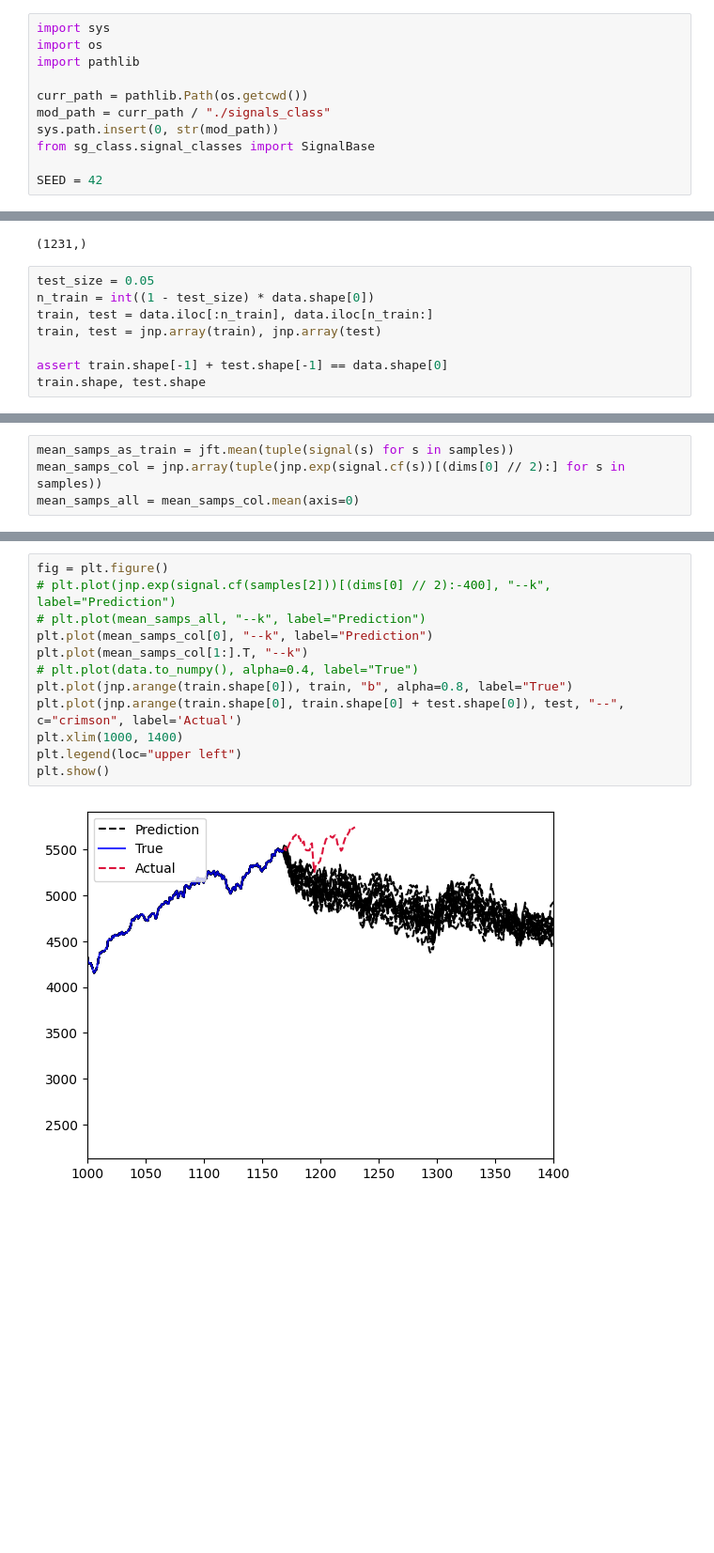
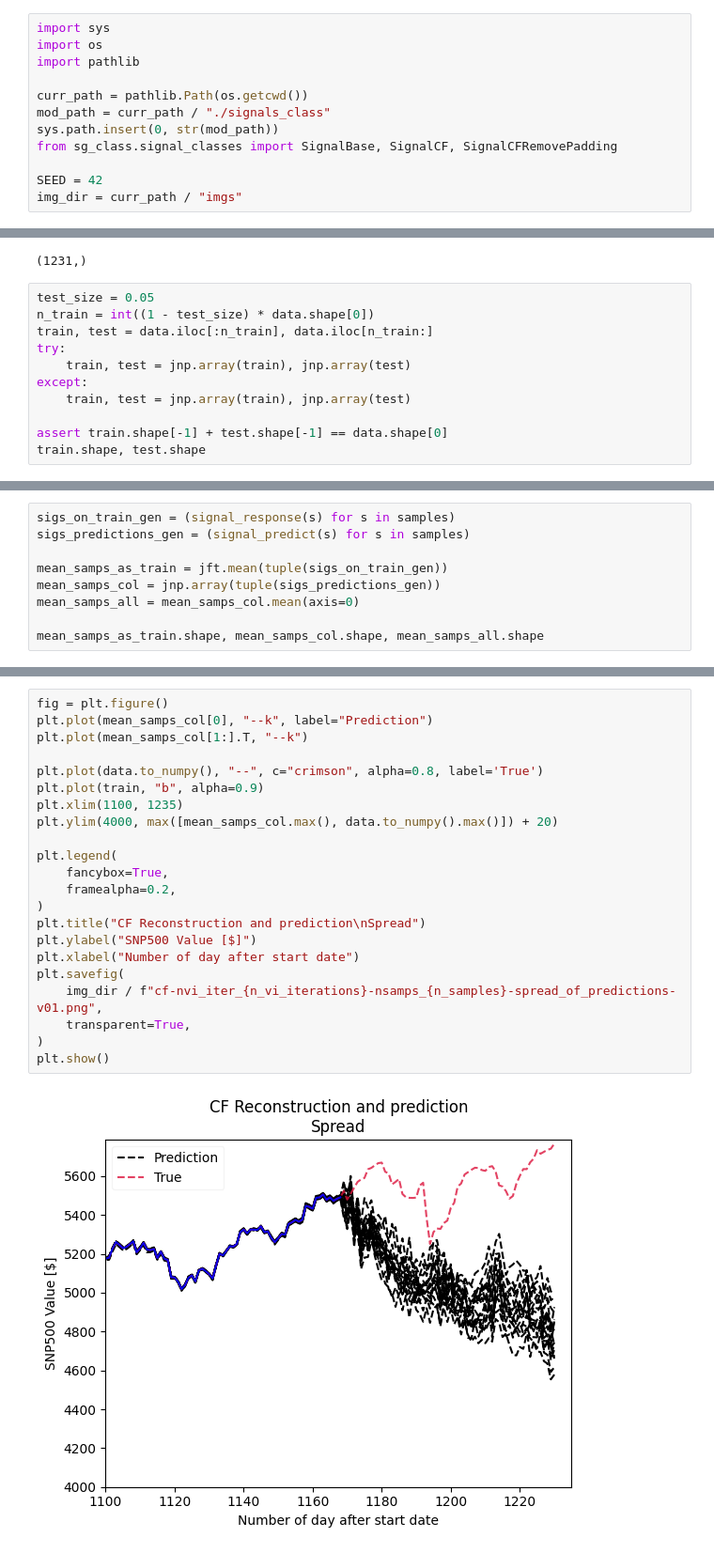
Before and after one commit to cklyne/signals_01, a Jupyter notebook: model01.ipynb, the cells around one changed output, grey strips where cells are left out. Shown at 94% size. Saved outputs shown, nothing was run; the diff lists cells and outputs as text; blank space fills up the shorter version.

```diff
--- a/model01.ipynb
+++ b/model01.ipynb
@@ -19,9 +19,10 @@ import pathlib
 curr_path = pathlib.Path(os.getcwd())
 mod_path = curr_path / "./signals_class"
 sys.path.insert(0, str(mod_path))
-from sg_class.signal_classes import SignalBase
+from sg_class.signal_classes import SignalBase, SignalCF, SignalCFRemovePadding
 
 SEED = 42
+img_dir = curr_path / "imgs"
 # %%
 tickers_us = yf.Ticker("^GSPC")
 tickers_eu = yf.Ticker("^FTSE")
@@ -121,7 +122,10 @@ data.shape
 test_size = 0.05
 n_train = int((1 - test_size) * data.shape[0])
 train, test = data.iloc[:n_train], data.iloc[n_train:]
-train, test = jnp.array(train), jnp.array(test)
+try:
+    train, test = jnp.array(train), jnp.array(test)
+except:
+    train, test = jnp.array(train), jnp.array(test)
 
 assert train.shape[-1] + test.shape[-1] == data.shape[0]
 train.shape, test.shape
@@ -247,4 +257,9 @@ cfzeromode              :: 'reduced χ²: 1.2e+01±     3.0, avg:     -3.4±
 # %%
-mean_samps_as_train = jft.mean(tuple(signal(s) for s in samples))
-mean_samps_col = jnp.array(tuple(jnp.exp(signal.cf(s))[(dims[0] // 2):] for s in samples))
+sigs_on_train_gen = (signal_response(s) for s in samples)
+sigs_predictions_gen = (signal_predict(s) for s in samples)
+
+mean_samps_as_train = jft.mean(tuple(sigs_on_train_gen))
+mean_samps_col = jnp.array(tuple(sigs_predictions_gen))
 mean_samps_all = mean_samps_col.mean(axis=0)
+
+mean_samps_as_train.shape, mean_samps_col.shape, mean_samps_all.shape
@@ -259,14 +287,24 @@ plt.show()
 # %%
 fig = plt.figure()
-# plt.plot(jnp.exp(signal.cf(samples[2]))[(dims[0] // 2):-400], "--k", label="Prediction")
-# plt.plot(mean_samps_all, "--k", label="Prediction")
 plt.plot(mean_samps_col[0], "--k", label="Prediction")
 plt.plot(mean_samps_col[1:].T, "--k")
-# plt.plot(data.to_numpy(), alpha=0.4, label="True")
-plt.plot(jnp.arange(train.shape[0]), train, "b", alpha=0.8, label="True")
-plt.plot(jnp.arange(train.shape[0], train.shape[0] + test.shape[0]), test, "--", c="crimson", label='Actual')
-plt.xlim(1000, 1400)
-plt.legend(loc="upper left")
+
+plt.plot(data.to_numpy(), "--", c="crimson", alpha=0.8, label='True')
+plt.plot(train, "b", alpha=0.9)
+plt.xlim(1100, 1235)
+plt.ylim(4000, max([mean_samps_col.max(), data.to_numpy().max()]) + 20)
+
+plt.legend(
+    fancybox=True,
+    framealpha=0.2,
+)
+plt.title("CF Reconstruction and prediction\nSpread")
+plt.ylabel("SNP500 Value [$]")
+plt.xlabel("Number of day after start date")
+plt.savefig(
+    img_dir / f"cf-nvi_iter_{n_vi_iterations}-nsamps_{n_samples}-spread_of_predictions-v01.png",
+    transparent=True,
+)
 plt.show()
 # %% [output]
-[figure, old version]
+[figure, new version]
```
Also changed, not shown: parts of 17 cells of this notebook, 1 other file.
